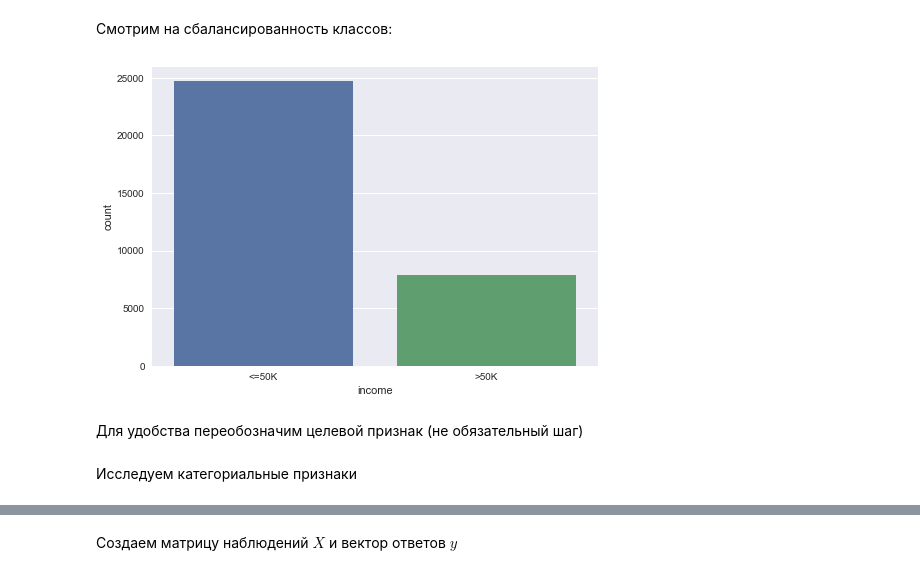
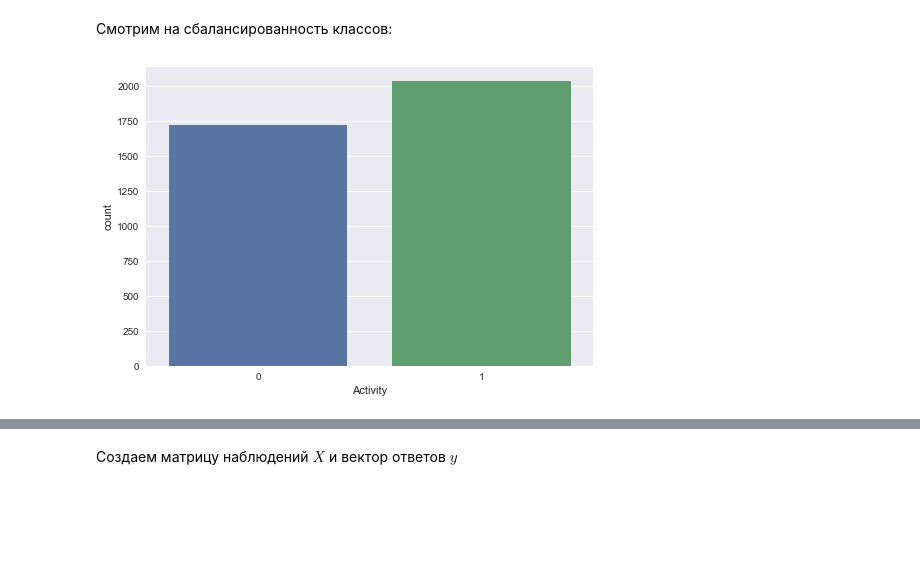
Before and after one commit to Vezdexod/sf_data_science, a Jupyter notebook: Data_Science_memory/ML7/ML-7_itog.ipynb, the cells around one changed output, grey strips where cells are left out. Saved outputs shown, nothing was run; the diff lists cells and outputs as text; code cells hidden in the pictures; blank space fills up the shorter version.

```diff
--- a/Data_Science_memory/ML7/ML-7_itog.ipynb
+++ b/Data_Science_memory/ML7/ML-7_itog.ipynb
@@ -37,14 +34,6 @@ plt.style.use('seaborn')
 # %% [markdown]
 ### Знакомство с данными и их исследование
 # %%
-#ЕСЛИ РАБОТАЕМ В IDE
-data = pd.read_csv('adult.csv')
-
-#ЕСЛИ РАБОТАЕМ В GOOGLE COLAB
-# подключаем google диск, где у нас хранятся данные
-# from google.colab import drive
-# drive.mount('/content/drive')
-# # берем необходимый нам файл с диска, указав путь
-# data = pd.read_csv('./drive/MyDrive/SF/SF module 7/adult.csv')
+data = pd.read_csv('_train_sem09 (1).csv')
 data.head()
 # %% [output]
@@ -103,8 +66,6 @@ data.describe(include='object')
 # %% [markdown]
 Смотрим на сбалансированность классов:
 # %%
-sns.countplot(data=data, x='income');
+sns.countplot(data=data, x='Activity');
 # %% [output]
-[figure, old version]
+[figure, new version]
-# %% [markdown]
-Для удобства переобозначим целевой признак (не обязательный шаг)
@@ -113,2 +71,0 @@ data['income'] = data['income'].apply(lambda x: 1 if x == '>50K' else 0)
-# %% [markdown]
-Исследуем категориальные признаки
```
Also changed, not shown: parts of 43 cells of this notebook.
